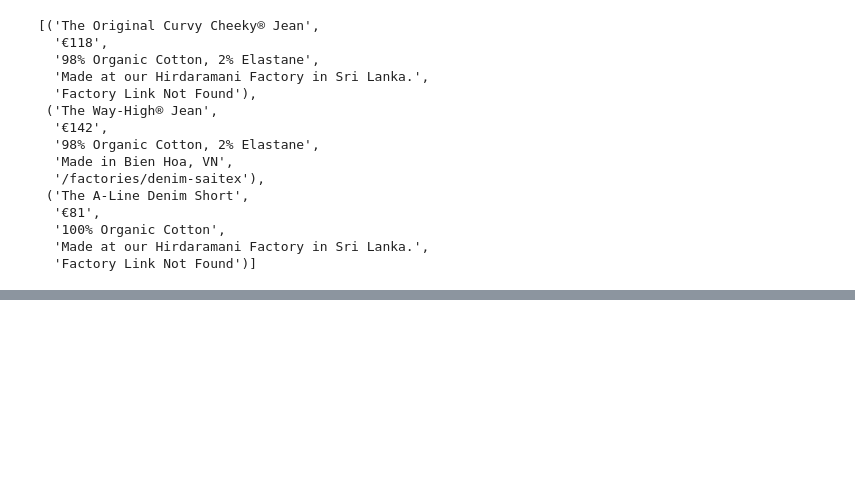
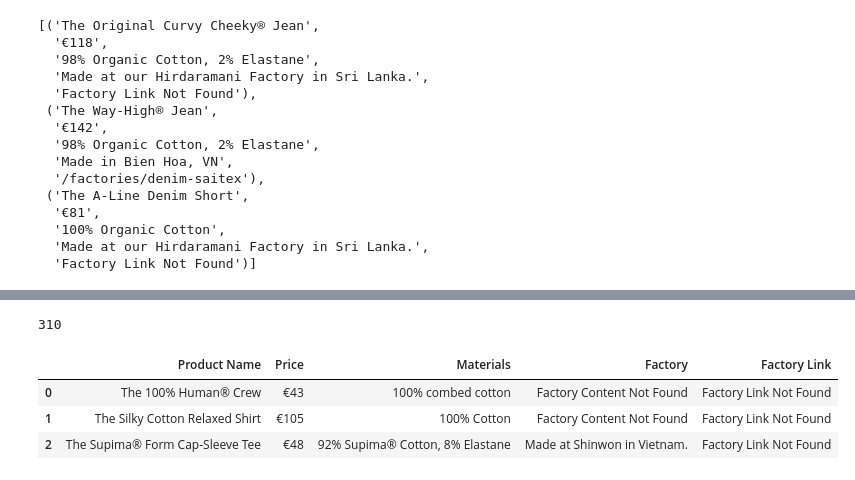
Before and after one commit to sim-cell/DALAS, a Jupyter notebook: data_scrape/scrape_everlane.ipynb, the cells around one changed output, grey strips where cells are left out. Drawn from its saved outputs; the diff is of its cells as text; code cells hidden in the pictures; blank space fills up the shorter version.

```diff
--- a/data_scrape/scrape_everlane.ipynb
+++ b/data_scrape/scrape_everlane.ipynb
@@ -683,25 +683,32 @@ df_jeans_everlane.head(3)
 df_jeans_everlane.to_pickle('../data/df_jeans_everlane.pkl')
 # %%
 # tops
+from selenium.webdriver.common.keys import Keys
 base_url = "https://www.everlane.com/collections/womens-all-tops?page={}"
 
-top_link_list = []
+link_list = []
 driver = webdriver.Chrome()
-# tops go from page 1 to 18
+
 try:
-    for page_num in range(1, 3):
+    for page_num in range(1, 18):
         url = base_url.format(page_num)
         driver.get(url)
-        time.sleep(2)
+        time.sleep(8)
+        #driver.find_element(By.TAG_NAME, 'body').send_keys(Keys.END)
+        #time.sleep(2)
+        for _ in range(20):
+            driver.find_element(By.TAG_NAME, 'body').send_keys(Keys.END)
+            time.sleep(2)
 
-        inf_div = driver.find_element(By.CLASS_NAME, 'infinite-scroll-component__outerdiv')
-        soup_inf_div = BeautifulSoup(inf_div.get_attribute('innerHTML'), 'html.parser')
+        page_source = driver.page_source
+        soup = BeautifulSoup(page_source, 'html.parser')
 
-        links = soup_inf_div.find_all('a', {'role': 'link'})
+        links = soup.find_all('a', class_='styles_product-details__name__4lhUG')
+
         for link in links:
             href = link.get('href')
             if href:
-                top_link_list.append(href)
+                link_list.append(href)
         print(f"Page {page_num} scraped")
 
 finally:
@@ -719,0 +738,3 @@ div_main
+# %%
+unique_links = list(set(link_list))
+len(unique_links)
@@ -719,0 +743,6 @@ div_main
+# %%
+base = "https://www.everlane.com/"
+unique_full_urls_tops = []
+for href in unique_links:
+    absolute_url = urllib.parse.urljoin(base, href)
+    unique_full_urls_tops.append(absolute_url)
@@ -719,0 +2009,14 @@ div_main
+# %%
+# tops info 0 to 309 collected
+len(products_info)
+# %% [output]
+310
+# %%
+#tmp_tops = products_info.copy()
+df_tops_everlane = pd.DataFrame(products_info, columns=['Product Name', 'Price', 'Materials', 'Factory', 'Factory Link'])
+df_tops_everlane.head(3)
+# %% [output]
+|  | Product Name | Price | Materials | Factory | Factory Link |
+| 0 | The 100% Human® Crew | €43 | 100% combed cotton | Factory Content Not Found | Factory Link Not Found |
+| 1 | The Silky Cotton Relaxed Shirt | €105 | 100% Cotton | Factory Content Not Found | Factory Link Not Found |
+| 2 | The Supima® Form Cap-Sleeve Tee | €48 | 92% Supima® Cotton, 8% Elastane | Made at Shinwon in Vietnam. | Factory Link Not Found |
```
Also changed, not shown: parts of 51 cells of this notebook, 2 other files.
